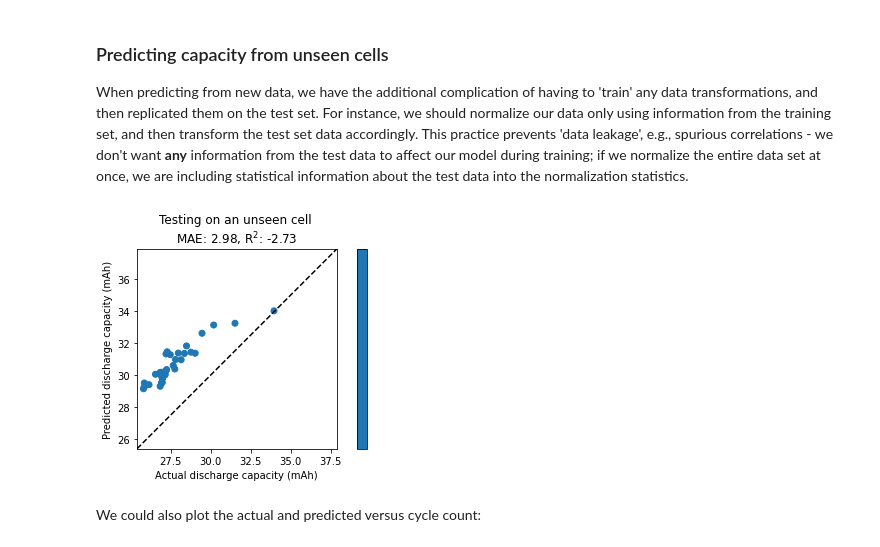
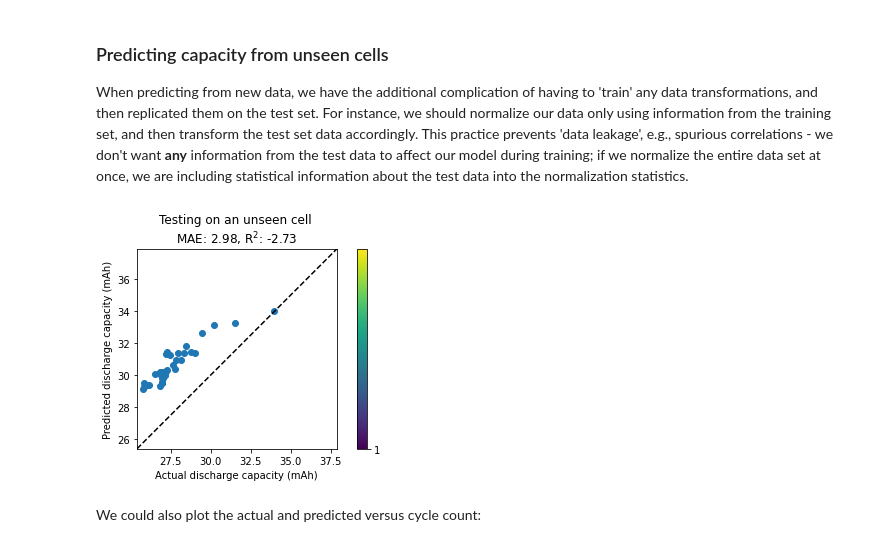
Before and after one commit to battery-data-commons/mrs-sp22-tutorial, a Jupyter notebook: ml_predicting_capacity_with_eis_solutions.ipynb, the cells around one changed output. Cells and saved outputs as stored; diff of their text form; code cells hidden in the pictures.

```diff
--- a/ml_predicting_capacity_with_eis_solutions.ipynb
+++ b/ml_predicting_capacity_with_eis_solutions.ipynb
@@ -182,35 +183,4 @@ y_pred = regressor.predict(x_)
 print("MAE: %0.2f, R^2: %0.2f" % (mean_absolute_error(y, y_pred), r2_score(y, y_pred)))
 # %% [output]
 MAE: 0.36, R^2: 0.99
-# %%
-# Define a function to plot results, we're going to do this more than once
-def plotyy(y, y_pred, c, title=None):
-    # Customize colors to match with capacity vs cycle plot earlier
-    n_series = np.unique(c).size
-    cmap = plt.get_cmap('tab10', n_series)
-    # Get axes and plot
-    fig, ax = plt.subplots(1,1)
-    sc = ax.scatter(y.values, y_pred, c=c, cmap=cmap)
-    ax.set_aspect('equal')
-    plt.xlabel('Actual discharge capacity (mAh)')
-    plt.ylabel('Predicted discharge capacity (mAh)')
-    plt.axis('square')
-    # Diagonal line for guiding the eye
-    xlim = ax.get_xlim()
-    ylim = ax.get_ylim()
-    lims = np.concatenate((xlim, ylim))
-    lims = np.array([min(lims), max(lims)])
-    ax.set_xlim(lims)
-    ax.set_ylim(lims)
-    ax.set_autoscale_on(False)
-    plt.plot([-100, 100], [-100,100], '--k')
-    # colorbar
-    cbar = plt.colorbar(sc)
-    tick_locs = (np.arange(n_series) + 1.5)*(n_series-1)/n_series
-    cbar.set_ticks(tick_locs)
-    cbar.set_ticklabels(np.arange(n_series)+1)
-    # title
-    if title is not None:
-        plt.title(title)
-    plt.tight_layout()
 # %%
@@ -250,19 +220,19 @@ When predicting from new data, we have the additional complication of having to
 # %%
 # Use the last cell for testing
 is_train = eis_data.seriesIdx != eis_data.seriesIdx.iloc[-1]
 x_train, x_test, y_train, y_test = x[is_train], x[~is_train], y[is_train], y[~is_train]
 # Standardize the training data
 scaler = StandardScaler()
 x_train_ = scaler.fit_transform(x_train)
 # Train
 regressor.fit(x_train_, y_train)
 # Test
 x_test_ = scaler.transform(x_test)
 y_test_pred = regressor.predict(x_test_)
 title = "Testing on an unseen cell \n" r"MAE: %0.2f, R$^2$: %0.2f" % (mean_absolute_error(y_test, y_test_pred), r2_score(y_test, y_test_pred))
-plotyy(y_test, y_test_pred, eis_data.seriesIdx[y_test.index], title=title)
+plotyy(y_test, y_test_pred, title=title)
 # %% [output]
-[figure, old version]
+[figure, new version]
 # %% [markdown]
 We could also plot the actual and predicted versus cycle count:
 # %%
```
Also changed, not shown: parts of 22 cells of this notebook, 2 other files.
